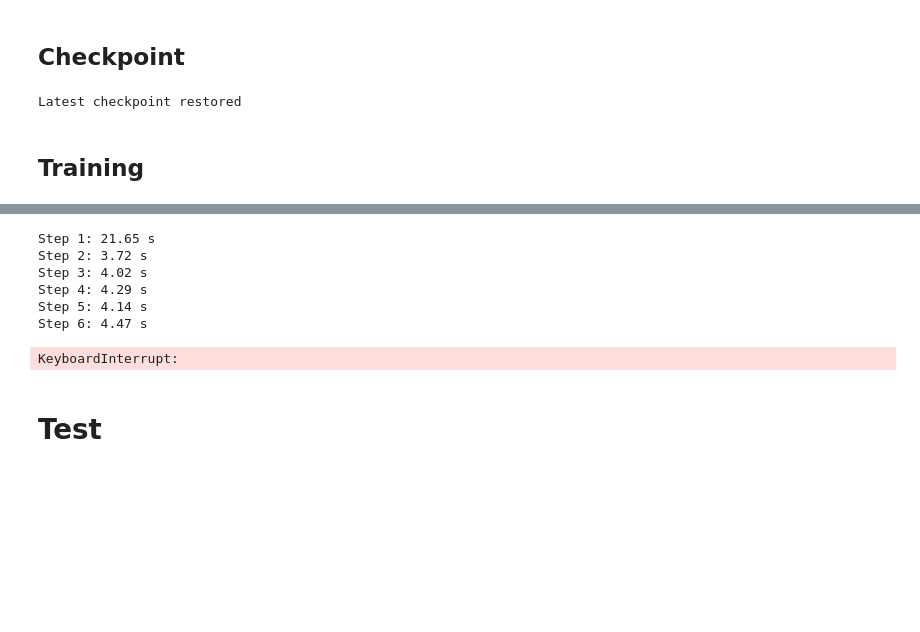
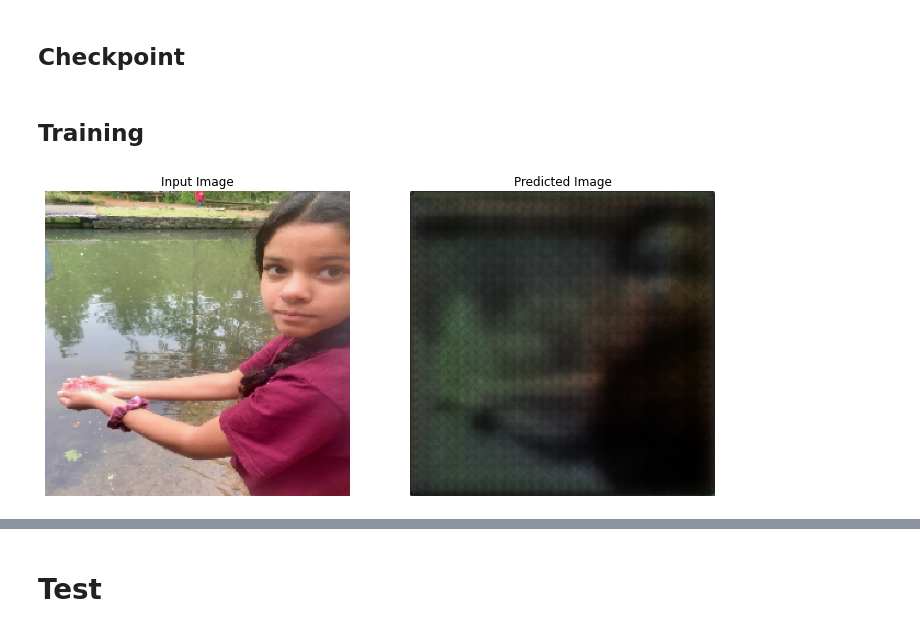
Before and after one commit to albertobagnacani/CycleGAN, a Jupyter notebook: src/notebook.ipynb, the cells around one changed output, grey strips where cells are left out. Drawn from its saved outputs; the diff is of its cells as text; code cells hidden in the pictures; blank space fills up the shorter version.

```diff
--- a/src/notebook.ipynb
+++ b/src/notebook.ipynb
@@ -359,6 +361,8 @@ discriminator_y_optimizer = tf.keras.optimizers.Adam(LR, beta_1=BETA)
 # %% [markdown]
 ## Checkpoint
 # %%
+pathlib.Path(CHECKPOINT_PATH).mkdir(parents=True, exist_ok=True)
+
 ckpt = tf.train.Checkpoint(generator_g=generator_g,
                            generator_f=generator_f,
                            discriminator_x=discriminator_x,
@@ -370,14 +374,24 @@ ckpt = tf.train.Checkpoint(generator_g=generator_g,
 
 ckpt_manager = tf.train.CheckpointManager(ckpt, CHECKPOINT_PATH, max_to_keep=MAX_CHECKPOINT)
 
-# if a checkpoint exists, restore the latest checkpoint.
+if ckpt_manager.checkpoints:
+    epoch = ckpt_manager.checkpoints[-1]
+    loaded_epoch = int(''.join(c for c in epoch if c.isdigit()))
+else:
+    loaded_epoch = 0
+
+# if a checkpoint exists, restore the latest checkpoint
 if ckpt_manager.latest_checkpoint:
     obj = ckpt.restore(ckpt_manager.latest_checkpoint)
-    #print(obj.assert_consumed())
     print('Latest checkpoint restored')
 
 def generate_images(model, test_input):
     prediction = model(test_input)
+
+    test_input = cv2.normalize(test_input.numpy(), None, alpha = 0, beta = 255, norm_type = cv2.NORM_MINMAX,
+                               dtype = cv2.CV_32F).astype(np.uint8)
+    prediction = cv2.normalize(prediction.numpy(), None, alpha = 0, beta = 255, norm_type = cv2.NORM_MINMAX,
+                               dtype = cv2.CV_32F).astype(np.uint8)
 
     plt.figure(figsize=(12, 12))
 
@@ -387,12 +401,9 @@ def generate_images(model, test_input):
     for i in range(2):
         plt.subplot(1, 2, i+1)
         plt.title(title[i])
-        # getting the pixel values between [0, 1] to plot it.
-        plt.imshow(display_list[i] * 0.5 + 0.5)
+        plt.imshow(display_list[i])
         plt.axis('off')
     plt.show()
-# %% [output]
-Latest checkpoint restored
 # %% [markdown]
 ## Training
 # %%
@@ -456,28 +467,46 @@ def train_step(real_x, real_y):
 
     discriminator_y_optimizer.apply_gradients(zip(discriminator_y_gradients,
                                                 discriminator_y.trainable_variables))
+    return total_gen_g_loss, total_gen_f_loss, disc_x_loss, disc_y_loss
 # %%
-for epoch in range(EPOCHS):
+pathlib.Path('../res/logs/').mkdir(parents=True, exist_ok=True)
+current_time = datetime.datetime.now().strftime("%Y%m%d-%H%M%S")
+train_log_dir = '../res/logs/' + current_time + '/train'
+train_summary_writer = tf.summary.create_file_writer(train_log_dir)
+
+for epoch in range(loaded_epoch, EPOCHS):
     start_epoch = time.time()
 
     n = 0
     for image_x, image_y in tf.data.Dataset.zip((ds_x_train, ds_y_train)):
         start_step = time.time()
-        train_step(image_x, image_y)
+        g_g_loss, g_f_loss, d_x_loss, d_y_loss = train_step(image_x, image_y)
         end_step = time.time()
+        with train_summary_writer.as_default():
+            tf.summary.scalar('loss_g_g', g_g_loss, step=epoch)
+            tf.summary.scalar('loss_g_f', g_f_loss, step=epoch)
+            tf.summary.scalar('loss_d_x', d_x_loss, step=epoch)
+            tf.summary.scalar('loss_d_y', d_y_loss, step=epoch)
 
         n += 1
-        print("Step {} for epoch {}: {:.2f} s".format(n, epoch, end_step - start_step))
+        print("\rStep {} for epoch {}: {:.2f} s. g_g: {:.3f}, g_f: {:.3f}, d_x: {:.3f}, d_y: {:.3f}".format(n,
+            epoch, end_step - start_step, g_g_loss, g_f_loss, d_x_loss, d_y_loss), end='')
+
+    g_g_loss = 0
+    g_f_loss = 0
+    d_x_loss = 0
+    d_y_loss = 0
 
     clear_output(wait=True)
     # Using a consistent image (sample_horse) so that the progress of the model
-    # is clearly visible.
+    # is clearly visible
     generate_images(generator_g, sample_x)
 
-    if (epoch + 1) % STEP_CHECKPOINT == 0:
+    if (epoch + 1) % EPOCH_CHECKPOINT == 0:
         ckpt_save_path = ckpt_manager.save()
         print('Saving checkpoint for epoch {} at {}'.format(epoch + 1, ckpt_save_path))
 
     end_epoch = time.time()
-    print('Time taken for epoch {} is {:.2f} s'.format(epoch + 1, end_epoch - start_epoch))
+    print('Time taken for step {} is {:.2f} s'.format(epoch + 1, end_epoch - start_epoch))
 # %% [output]
+[figure, added]
@@ -488,9 +516,2 @@ Use tf.where in 2.0, which has the same broadcast rule as np.where
-Step 1: 21.65 s
-Step 2: 3.72 s
-Step 3: 4.02 s
-Step 4: 4.29 s
-Step 5: 4.14 s
-Step 6: 4.47 s
-KeyboardInterrupt:
 # %% [markdown]
 # Test
```
Also changed, not shown: parts of 6 cells of this notebook, 12 other files.
